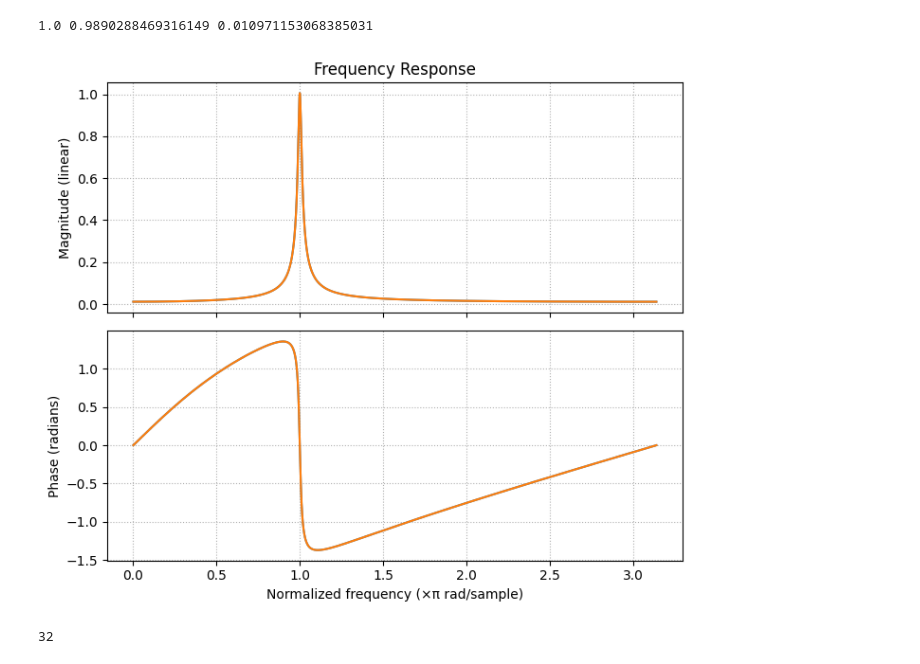
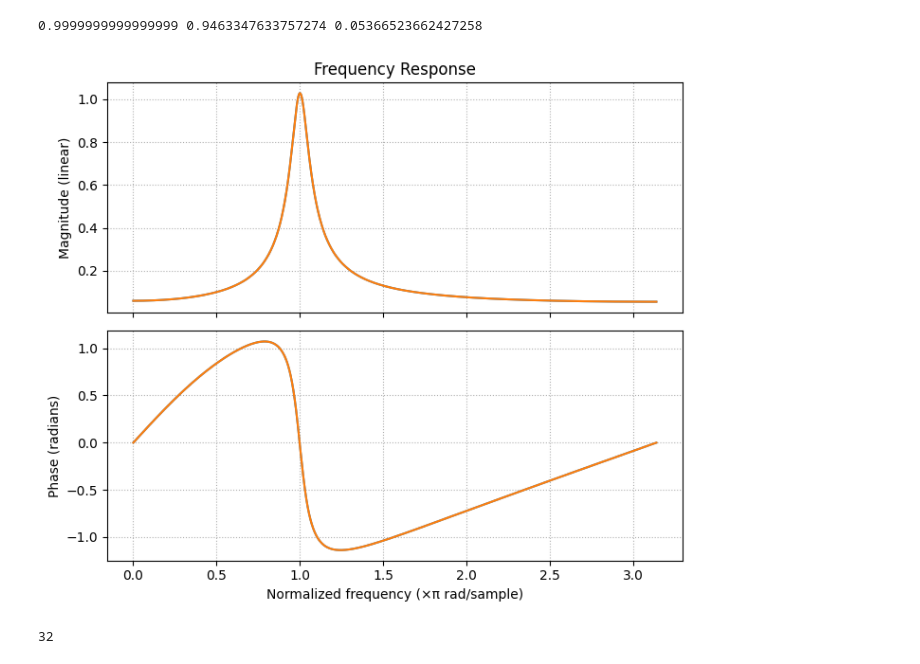
Before and after one commit to UnilK/beamformer-plugin, a Jupyter notebook: python/filterbank_experiment.ipynb, the cells around one changed output. Saved outputs shown, nothing was run; the diff lists cells and outputs as text; code cells hidden in the pictures.

```diff
--- a/python/filterbank_experiment.ipynb
+++ b/python/filterbank_experiment.ipynb
@@ -7,7 +7,7 @@ fs = 48000
 def desgnfilt(cf, rht):
     return np.exp(1j * cf) * np.pow(0.5, 1 / (2 * np.pi * rht / cf))
 
-a = desgnfilt(1, 10)
+a = desgnfilt(1, 2)
 print(np.angle(a), np.abs(a), 1-abs(a))
 
 def fresp(fn, a):
@@ -32,35 +32,35 @@ def filtere(x, a):
         y[i] = 2 * np.real(s)
     return y
 
 impulse = np.zeros(2*n)
 impulse[0] = 1
 impulse = filtere(impulse, a)
 freqsim = np.fft.fft(impulse)[0:n]
 angsim = np.unwrap(np.angle(freqsim))
 ampsim = np.abs(freqsim)
 fnorm2 = np.linspace(0, np.pi, len(freqsim))
 
 fig, axs = plt.subplots(2, 1, figsize=(7, 6), sharex=True)
 
 # Magnitude (linear)
 axs[0].plot(fnorm, amp, color='C0', lw=1.5)
 axs[0].plot(fnorm2, ampsim, color='C1', lw=1.5)
 axs[0].set_ylabel('Magnitude (linear)')
 axs[0].grid(True, which='both', ls=':')
 axs[0].set_title('Frequency Response')
 
 # Phase (radians)
 axs[1].plot(fnorm, ang, color='C0', lw=1.5)
 axs[1].plot(fnorm2, angsim, color='C1', lw=1.5)
 axs[1].set_xlabel('Normalized frequency (×π rad/sample)')
 axs[1].set_ylabel('Phase (radians)')
 axs[1].grid(True, which='both', ls=':')
 
 plt.tight_layout()
 plt.show()
 # %% [output]
-1.0 0.9890288469316149 0.010971153068385031
+0.9999999999999999 0.9463347633757274 0.05366523662427258
-[figure, old version]
+[figure, new version]
 # %%
 n = 1024 * 16
 fnorm = np.arange(n) / n * np.pi
```
Also changed, not shown: 4 other files.
